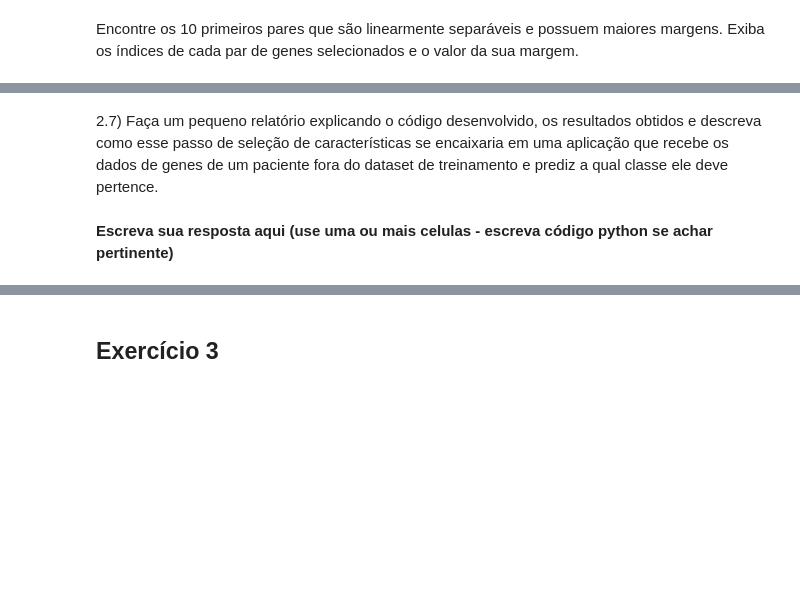
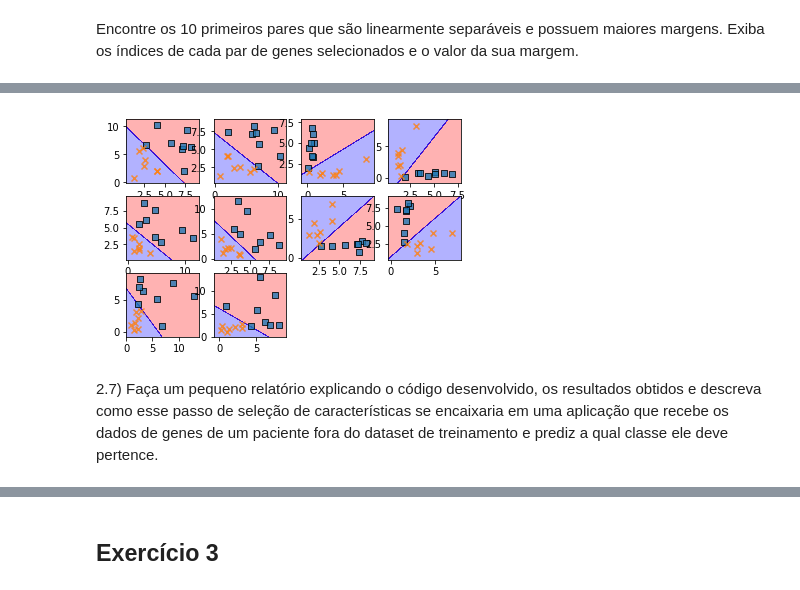
Before and after one commit to lubianat/IBI2, a Jupyter notebook: exercicio.ipynb, the cells around one changed output, grey strips where cells are left out. Drawn from its saved outputs; the diff is of its cells as text; code cells hidden in the pictures; blank space fills up the shorter version.

```diff
--- a/exercicio.ipynb
+++ b/exercicio.ipynb
@@ -129,0 +240,12 @@ Encontre os 10 primeiros pares que são linearmente separáveis e possuem maiore
+# %%
+# Escreva o código de sua resposta aqui (use uma ou mais celulas - escreva texto se achar pertinente)
+
+# O algoritmo apresentado no livro era demasiadamente computacionalmente pesado para executar .
+#Sendo assim, as features foram selecionadas pelo méto implementado no sklearn
+#cuja descrição completa está em http://scikit-learn.org/stable/modules/generated/sklearn.feature_selection.RFE.html
+
+
+from sklearn.feature_selection import RFE
+rfe =RFE(estimator=lgr, n_features_to_select=300)
+
+rfe.fit(X=X.values, y=y)
@@ -129,0 +258,20 @@ Encontre os 10 primeiros pares que são linearmente separáveis e possuem maiore
+# %%
+from sklearn.svm import SVC
+classifier = SVC(kernel="linear")
+
+selected = rfe.get_support(indices=True)
+
+splitters = []
+for i in range(300):
+    for j in range(300):
+        xx = X.iloc[:,[selected[i],selected[j]]]
+        classifier.fit(xx, y)
+        if (classifier.predict(xx) == y).all():
+            margem = 2/ numpy.linalg.norm(classifier.coef_)
+            new = [selected[i],selected[j],margem]
+            splitters.append(new)
+
+splitters = pd.DataFrame(splitters)
+splitters = splitters.sort_values(by=2, ascending=False)
+top10 = splitters.iloc[range(10),:]
+print(top10)
@@ -130,4 +290,13 @@ Encontre os 10 primeiros pares que são linearmente separáveis e possuem maiore
+# %%
+for k in range(10):
+    xx = X.iloc[:,[top10.iloc[k,0],top10.iloc[k,1]]]
+    xx = np.array(xx.values, dtype=float)
+    y = y
+    target_y = np.where(y == 'BRACA1', 1, 0)
+    classifier.fit(xx, target_y)
+    plt.subplot(3,4,k+1)
+    plot_decision_regions(X=xx,y=target_y,classifier=classifier)
+# %% [output]
+[figure, added]
 # %% [markdown]
 2.7) Faça um pequeno relatório explicando o código desenvolvido, os resultados obtidos e descreva como esse passo de seleção de características se encaixaria em uma aplicação que recebe os dados de genes de um paciente fora do dataset de treinamento e prediz a qual classe ele deve pertence.
-# %% [markdown]
-**Escreva sua resposta aqui (use uma ou mais celulas - escreva código python se achar pertinente)**
```
Also changed, not shown: parts of 28 cells of this notebook, 3 other files.
